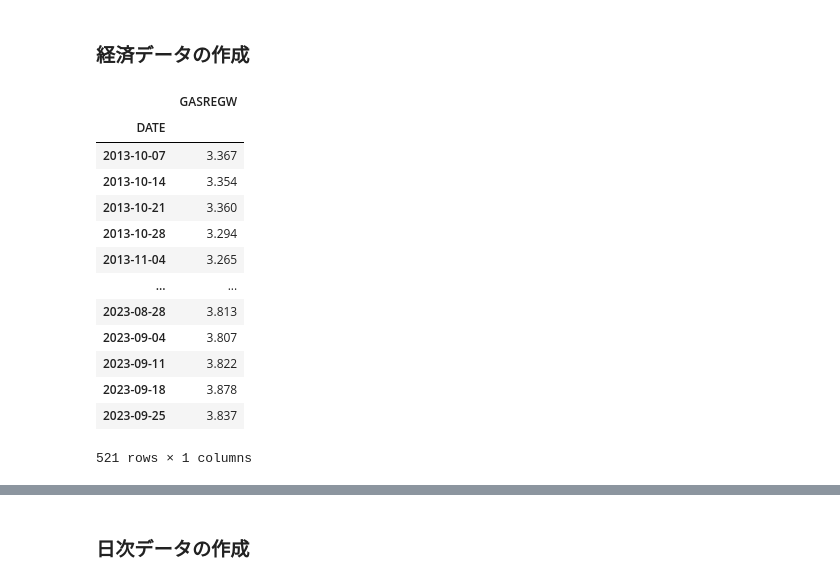
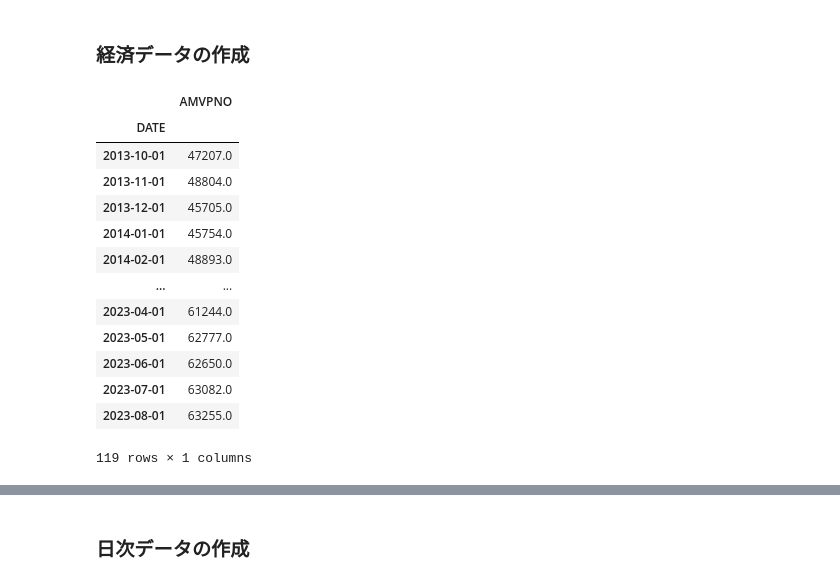
Before and after one commit to aguilarklyno/Fukuhara-Seminar, a Jupyter notebook: 23_10_27_week-03/test.ipynb, the cells around one changed output, grey strips where cells are left out. Drawn from its saved outputs; the diff is of its cells as text; code cells hidden in the pictures.

```diff
--- a/23_10_27_week-03/test.ipynb
+++ b/23_10_27_week-03/test.ipynb
@@ -23,33 +24,34 @@ plt.rcParams['figure.figsize'] = (20,6)
 # %%
 # 定数の設定
 start = dt.date(2013, 10, 1)
 end = dt.date(2023, 10, 1)
 
 # 経済データの取得
-# なんかのデータ
-df_economic_data = web.DataReader('JTSJOL', 'fred', start, end)
-# タマゴ
+
+# 鉄の価格
 df_economic_STEEL_PRICE = web.DataReader('WPU10170502', 'fred', start, end)
+# ガソリンの価格
 df_economic_REGULAR_GAS_PRICE = web.DataReader('GASREGW', 'fred', start, end)
 # 車の売上
 df_economic_TOTAL_VIHECLE_SALES = web.DataReader('TOTALSA', 'fred', start, end)
-# ニワトリ
+# GDP
 df_economic_GDP = web.DataReader('GDP', 'fred', start, end) # 3ヶ月に一回
+# GDP
+df_economic_CARDEMAND = web.DataReader('AMVPNO', 'fred', start, end) # 3ヶ月に一回
 
-
-df_economic_REGULAR_GAS_PRICE
+df_economic_CARDEMAND
 # %% [output]
-|  | GASREGW |
+|  | AMVPNO |
 | DATE |  |
-| 2013-10-07 | 3.367 |
-| 2013-10-14 | 3.354 |
-| 2013-10-21 | 3.360 |
-| 2013-10-28 | 3.294 |
-| 2013-11-04 | 3.265 |
+| 2013-10-01 | 47207.0 |
+| 2013-11-01 | 48804.0 |
+| 2013-12-01 | 45705.0 |
+| 2014-01-01 | 45754.0 |
+| 2014-02-01 | 48893.0 |
 | ... | ... |
-| 2023-08-28 | 3.813 |
-| 2023-09-04 | 3.807 |
-| 2023-09-11 | 3.822 |
-| 2023-09-18 | 3.878 |
-| 2023-09-25 | 3.837 |
+| 2023-04-01 | 61244.0 |
+| 2023-05-01 | 62777.0 |
+| 2023-06-01 | 62650.0 |
+| 2023-07-01 | 63082.0 |
+| 2023-08-01 | 63255.0 |
-521 rows × 1 columns
+119 rows × 1 columns
```
Also changed, not shown: parts of 73 cells of this notebook, 3 other files.
